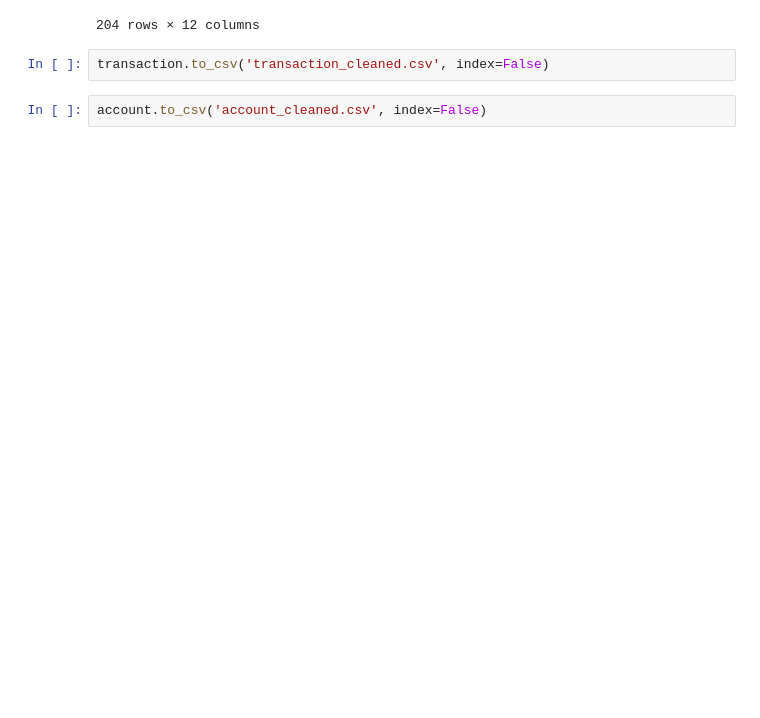
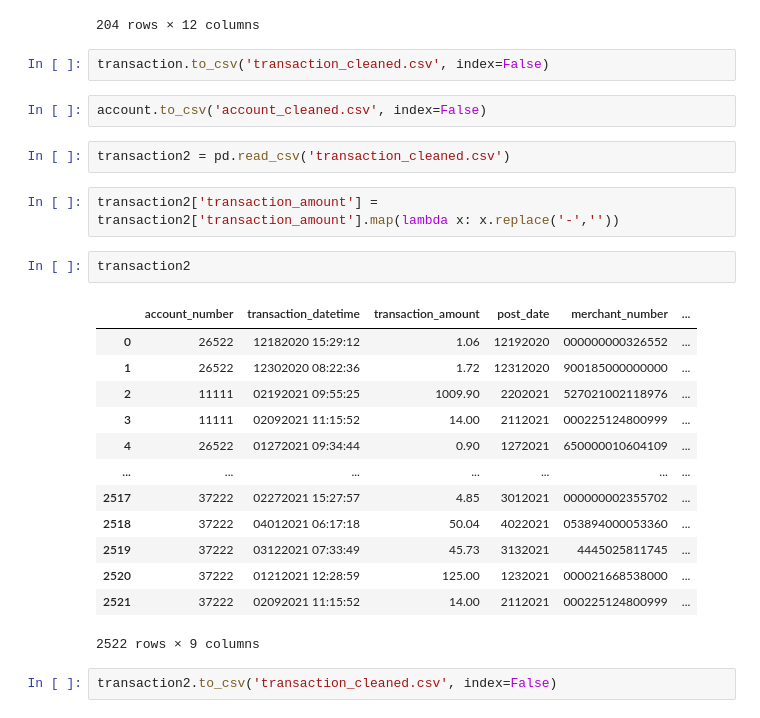
Before and after one commit to LuicelZhou/Save_Project, a Jupyter notebook: Data Preprocessing/pre_processing.ipynb, the cells around one changed output. Cells and saved outputs as stored; diff of their text form; blank space fills up the shorter version.

Commit message:
Modify amount data display

```diff
--- a/Data Preprocessing/pre_processing.ipynb
+++ b/Data Preprocessing/pre_processing.ipynb
@@ -213,3 +213,25 @@ account
 transaction.to_csv('transaction_cleaned.csv', index=False)
 # %%
 account.to_csv('account_cleaned.csv', index=False)
+# %%
+transaction2 = pd.read_csv('transaction_cleaned.csv')
+# %%
+transaction2['transaction_amount'] = transaction2['transaction_amount'].map(lambda x: x.replace('-',''))
+# %%
+transaction2
+# %% [output]
+|  | account_number | transaction_datetime | transaction_amount | post_date | merchant_number | ... |
+| 0 | 26522 | 12182020 15:29:12 | 1.06 | 12192020 | 000000000326552 | ... |
+| 1 | 26522 | 12302020 08:22:36 | 1.72 | 12312020 | 900185000000000 | ... |
+| 2 | 11111 | 02192021 09:55:25 | 1009.90 | 2202021 | 527021002118976 | ... |
+| 3 | 11111 | 02092021 11:15:52 | 14.00 | 2112021 | 000225124800999 | ... |
+| 4 | 26522 | 01272021 09:34:44 | 0.90 | 1272021 | 650000010604109 | ... |
+| ... | ... | ... | ... | ... | ... | ... |
+| 2517 | 37222 | 02272021 15:27:57 | 4.85 | 3012021 | 000000002355702 | ... |
+| 2518 | 37222 | 04012021 06:17:18 | 50.04 | 4022021 | 053894000053360 | ... |
+| 2519 | 37222 | 03122021 07:33:49 | 45.73 | 3132021 | 4445025811745 | ... |
+| 2520 | 37222 | 01212021 12:28:59 | 125.00 | 1232021 | 000021668538000 | ... |
+| 2521 | 37222 | 02092021 11:15:52 | 14.00 | 2112021 | 000225124800999 | ... |
+2522 rows × 9 columns
+# %%
+transaction2.to_csv('transaction_cleaned.csv', index=False)
```
Also changed, not shown: 1 other file.
